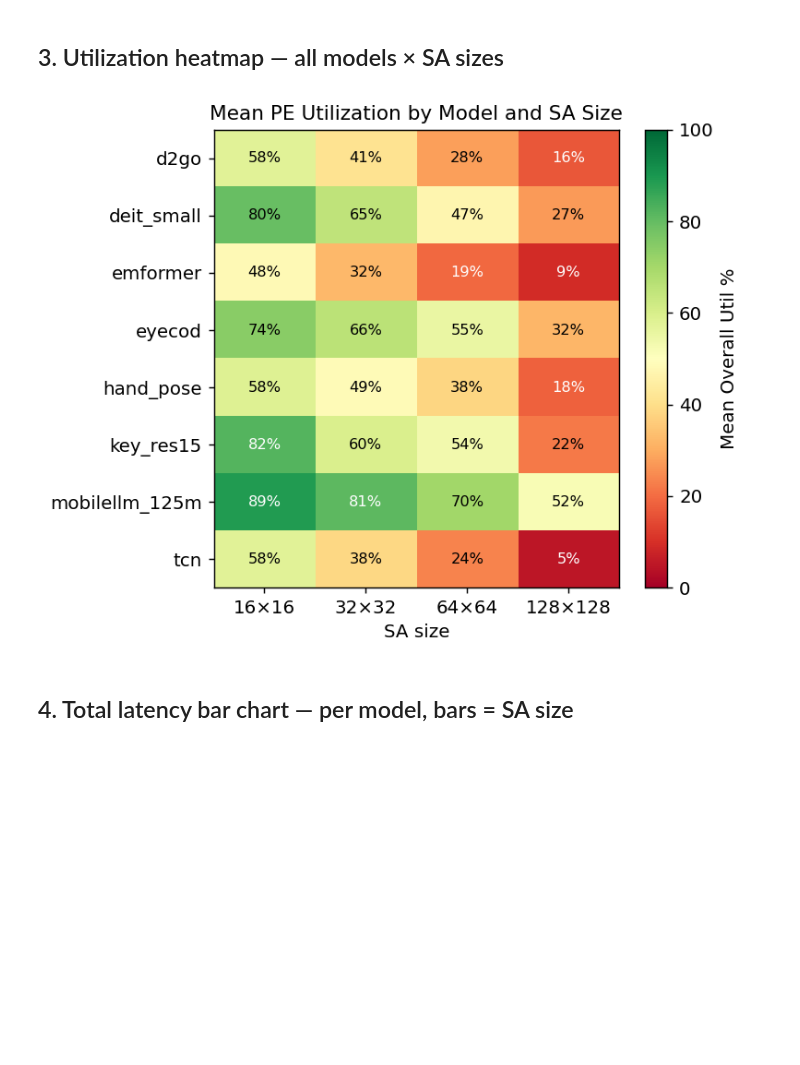
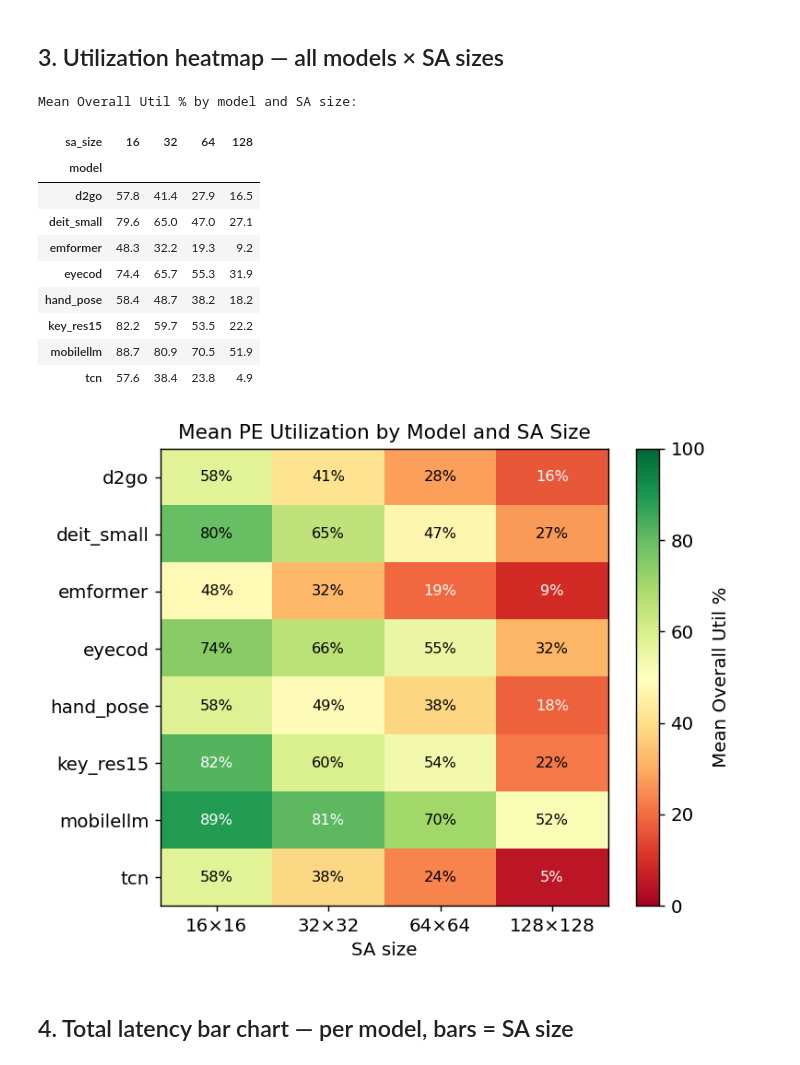
Before and after one commit to vsuresh95/SCALE-Sim, a Jupyter notebook: stage1_analysis.ipynb, the cells around one changed output. Saved outputs shown, nothing was run; the diff lists cells and outputs as text; code cells hidden in the pictures; blank space fills up the shorter version.

```diff
--- a/stage1_analysis.ipynb
+++ b/stage1_analysis.ipynb
@@ -24,6 +24,8 @@ plt.rcParams.update({
 
 RESULTS_ROOT = Path('outputs/xrbench')
 SA_SIZES = [16, 32, 64, 128]
+
+MODEL_LABELS = {'mobilellm_125m': 'mobilellm'}
 # %% [markdown]
 ## 1. Load all COMPUTE_REPORTs into a master DataFrame
 # %%
@@ -139,30 +141,44 @@ Speedup vs SA-16 baseline:
 # %% [markdown]
 ## 3. Utilization heatmap — all models × SA sizes
 # %%
+print('Mean Overall Util % by model and SA size:')
+display(pivot_util.rename(index=MODEL_LABELS).round(1))
+
 fig, ax = plt.subplots(figsize=(6, max(2.5, len(MODELS) * 0.6)))
 
 data = pivot_util.values
 im = ax.imshow(data, aspect='auto', cmap='RdYlGn', vmin=0, vmax=100)
 plt.colorbar(im, ax=ax, label='Mean Overall Util %')
 
 ax.set_xticks(range(len(pivot_util.columns)))
 ax.set_xticklabels([f'{s}×{s}' for s in pivot_util.columns])
 ax.set_yticks(range(len(MODELS)))
-ax.set_yticklabels(pivot_util.index)
+ax.set_yticklabels([MODEL_LABELS.get(m, m) for m in pivot_util.index])
 ax.set_xlabel('SA size')
 ax.set_title('Mean PE Utilization by Model and SA Size')
 
 for i in range(data.shape[0]):
     for j in range(data.shape[1]):
         if not np.isnan(data[i, j]):
             ax.text(j, i, f'{data[i,j]:.0f}%', ha='center', va='center', fontsize=9,
                     color='black' if 20 < data[i, j] < 80 else 'white')
 
 plt.tight_layout()
 plt.savefig('outputs/stage1/fig_util_heatmap.pdf', bbox_inches='tight')
 plt.show()
 # %% [output]
+Mean Overall Util % by model and SA size:
+| sa_size | 16 | 32 | 64 | 128 |
+| model |  |  |  |  |
+| d2go | 57.8 | 41.4 | 27.9 | 16.5 |
+| deit_small | 79.6 | 65.0 | 47.0 | 27.1 |
+| emformer | 48.3 | 32.2 | 19.3 | 9.2 |
+| eyecod | 74.4 | 65.7 | 55.3 | 31.9 |
+| hand_pose | 58.4 | 48.7 | 38.2 | 18.2 |
+| key_res15 | 82.2 | 59.7 | 53.5 | 22.2 |
+| mobilellm | 88.7 | 80.9 | 70.5 | 51.9 |
+| tcn | 57.6 | 38.4 | 23.8 | 4.9 |
-[figure, old version]
+[figure, new version]
 # %% [markdown]
 ## 4. Total latency bar chart — per model, bars = SA size
 # %%
```
Also changed, not shown: parts of 6 cells of this notebook, 1 other file.
